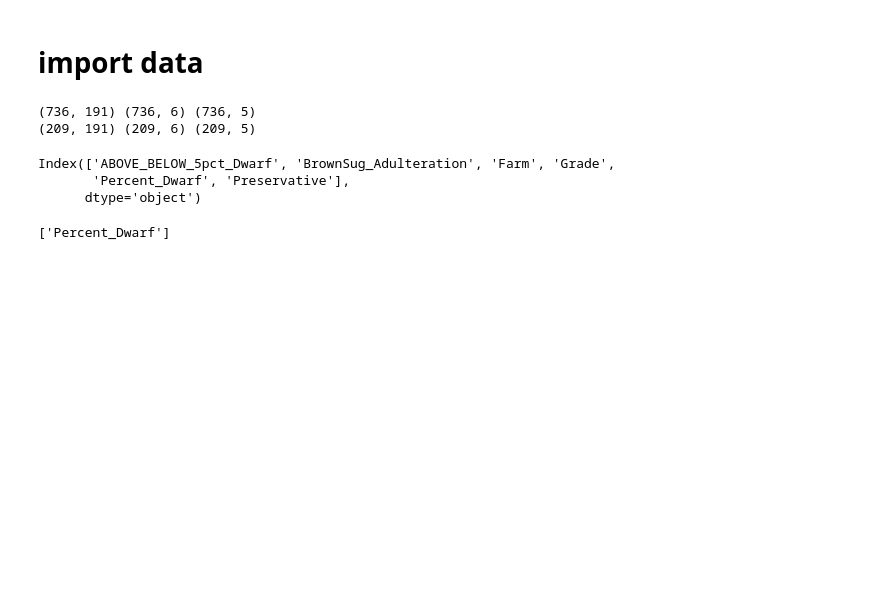
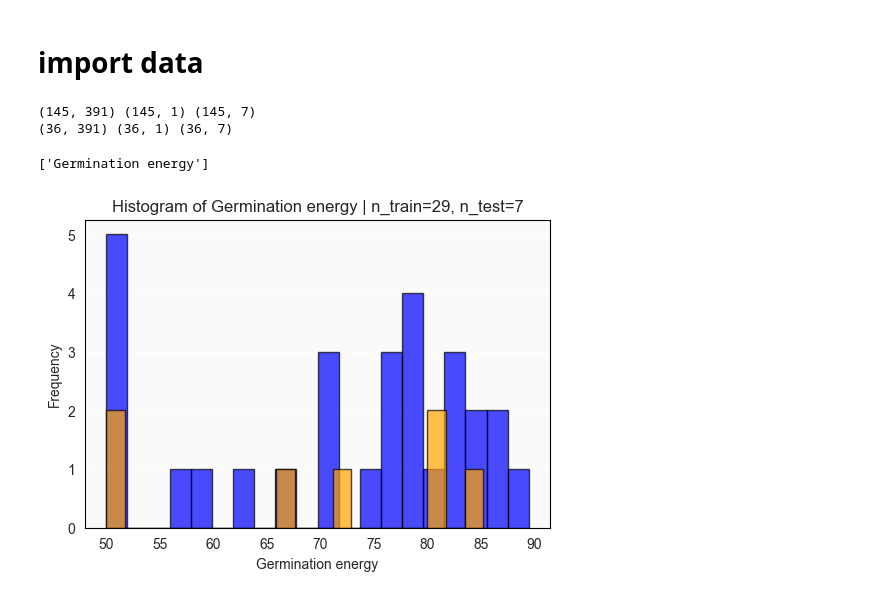
Before and after one commit to ryan-soh-pprint/DS_template, a Jupyter notebook: notebooks/06_train_profile.ipynb, the cells around one changed output. Drawn from its saved outputs; the diff is of its cells as text; code cells hidden in the pictures; blank space fills up the shorter version.

```diff
--- a/notebooks/06_train_profile.ipynb
+++ b/notebooks/06_train_profile.ipynb
@@ -32,7 +31,7 @@ from pptoolbox.automl.utils import cross_group_predict
 # import data
 # %%
 data_dir = Path("../data/processed")
-version = 'v2'
+version = 'v4'
 split = f'{version}.0'
 data_folder = data_dir / version / split
 
@@ -51,25 +50,35 @@ X_test = pd.read_csv(test_folder / "input.csv", index_col=0)
 y_test = pd.read_csv(test_folder / "label.csv", index_col=0)
 meta_test = pd.read_csv(test_folder / "meta.csv", index_col=0)
 
-# assert X_test.index.equals(y_test.index)
-# assert X_test.index.equals(meta_test.index)
+assert X_test.index.equals(y_test.index)
+assert X_test.index.equals(meta_test.index)
 
 print(X_train.shape, y_train.shape, meta_train.shape)
 print(X_test.shape, y_test.shape, meta_test.shape)
 # %% [output]
-(736, 191) (736, 6) (736, 5)
-(209, 191) (209, 6) (209, 5)
+(145, 391) (145, 1) (145, 7)
+(36, 391) (36, 1) (36, 7)
-# %%
-y_train.columns
-# %% [output]
-Index(['ABOVE_BELOW_5pct_Dwarf', 'BrownSug_Adulteration', 'Farm', 'Grade',
-       'Percent_Dwarf', 'Preservative'],
-      dtype='object')
 # %%
 params_to_train = y_train.columns.tolist()
-train_params = ['Percent_Dwarf']
-params_to_train = [p for p in params_to_train if p in train_params]
+not_train_params = []
+params_to_train = [p for p in params_to_train if p not in not_train_params]
 params_to_train
 # %% [output]
-['Percent_Dwarf']
+['Germination energy']
+# %%
+y_train_no_dup = y_train[~y_train.index.duplicated(keep='first')]
+y_test_no_dup = y_test[~y_test.index.duplicated(keep='first')]
+
+# plot histograms of the parameters to train
+for param in params_to_train:
+    plt.figure(figsize=(6, 4))
+    plt.hist(y_train_no_dup[param], bins=20, alpha=0.7, color='blue', edgecolor='black')
+    plt.hist(y_test_no_dup[param], bins=20, alpha=0.7, color='orange', edgecolor='black')
+    plt.title(f'Histogram of {param} | n_train={len(y_train_no_dup)}, n_test={len(y_test_no_dup)}')
+    plt.xlabel(param)
+    plt.ylabel('Frequency')
+    plt.grid(axis='y', alpha=0.75)
+    plt.show()
+# %% [output]
+[figure, added]
 # %% [markdown]
```
Also changed, not shown: parts of 17 cells of this notebook, 2 other files.
